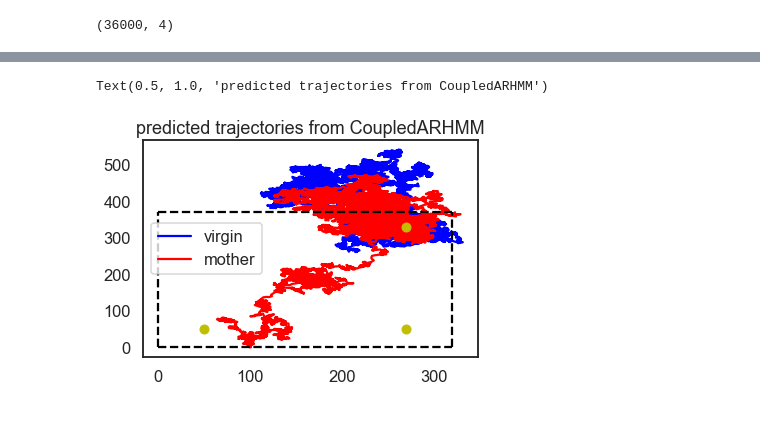
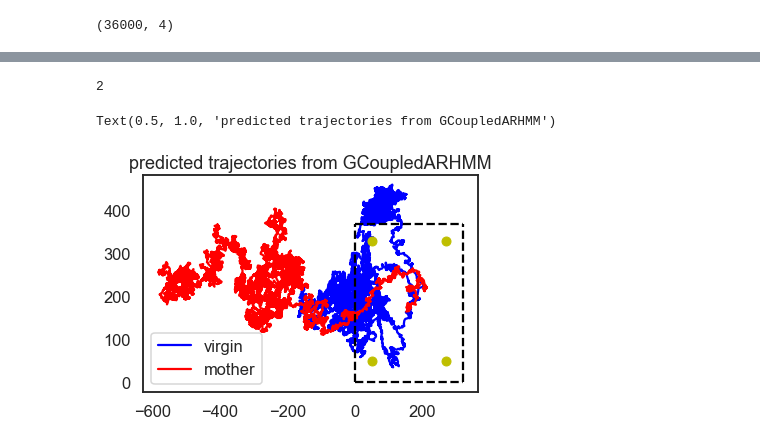
Before and after one commit to cunningham-lab/SocialBehaviors, a Jupyter notebook: ARHMM.ipynb, the cells around one changed output, grey strips where cells are left out. Cells and saved outputs as stored; diff of their text form; code cells hidden in the pictures.

Commit message:
add general ARHMM model

```diff
--- a/ARHMM.ipynb
+++ b/ARHMM.ipynb
@@ -284,6 +275,7 @@ set arena (image) range to be [0,320], [0,370]
 tank = np.array([50, 50])
 food = np.array([270, 50])
 nest = np.array([270, 330])
+corner4 = np.array([50, 330])
 
 arena_xmax = 320
 arena_ymax = 370
@@ -342,4 +366,4 @@ z_pre = np.array([car_traj29_z[0]])
 x_pre = traj_29[0].reshape(1,4)
 # %%
 duration = 36000 - 1
-z_29,x_29 = car_traj29.sample(duration, prefix=(z_pre, x_pre))
+car_z_29, car_x_29 = car_traj29.sample(duration, prefix=(z_pre, x_pre))
@@ -345,0 +667,4 @@ z_29,x_29 = car_traj29.sample(duration, prefix=(z_pre, x_pre))
+# %%
+gcar_traj29_z[0]
+# %% [output]
+2
@@ -346,17 +676,18 @@ z_29,x_29 = car_traj29.sample(duration, prefix=(z_pre, x_pre))
 # %%
 plt.plot(x_29[:, 0], x_29[:, 1], '-b', label='virgin')
 plt.plot(x_29[:, 2], x_29[:, 3], '-r', label='mother')
 plt.legend()
 
 plt.plot([0, arena_xmax], [0, 0], 'k--')
 plt.plot([0, arena_xmax], [arena_ymax, arena_ymax], 'k--')
 plt.plot([0, 0], [0, arena_ymax], 'k--')
 plt.plot([arena_xmax, arena_xmax], [0, arena_ymax], 'k--')
 plt.plot(nest[0], nest[1], 'yo')
 plt.plot(tank[0], tank[1], 'yo')
 plt.plot(food[0], food[1], 'yo')
+plt.plot(corner4[0], corner4[1], 'yo')
 
-plt.title('predicted trajectories from CoupledARHMM')
+plt.title('predicted trajectories from GCoupledARHMM')
 # %% [output]
-Text(0.5, 1.0, 'predicted trajectories from CoupledARHMM')
+Text(0.5, 1.0, 'predicted trajectories from GCoupledARHMM')
-[figure, old version]
+[figure, new version]
```
Also changed, not shown: parts of 38 cells of this notebook.
